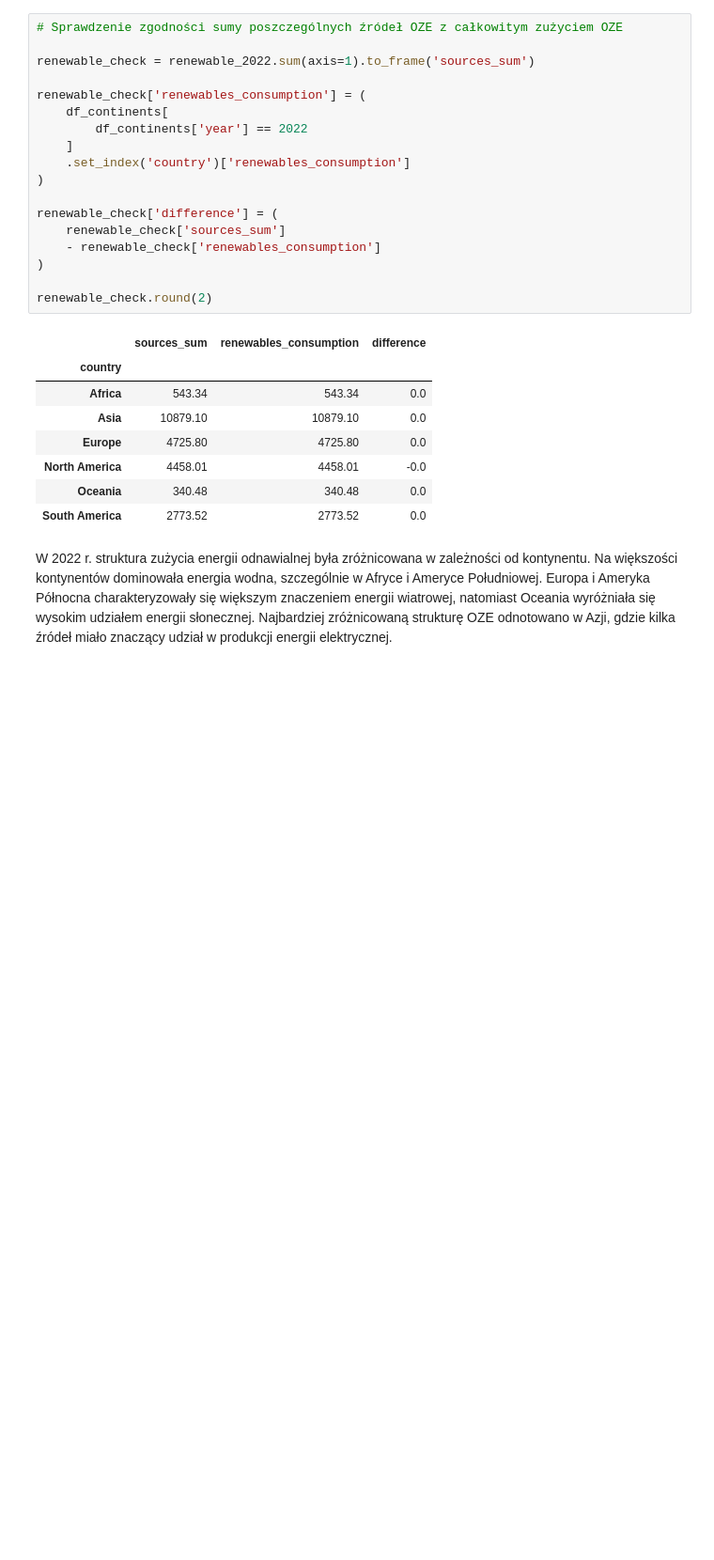
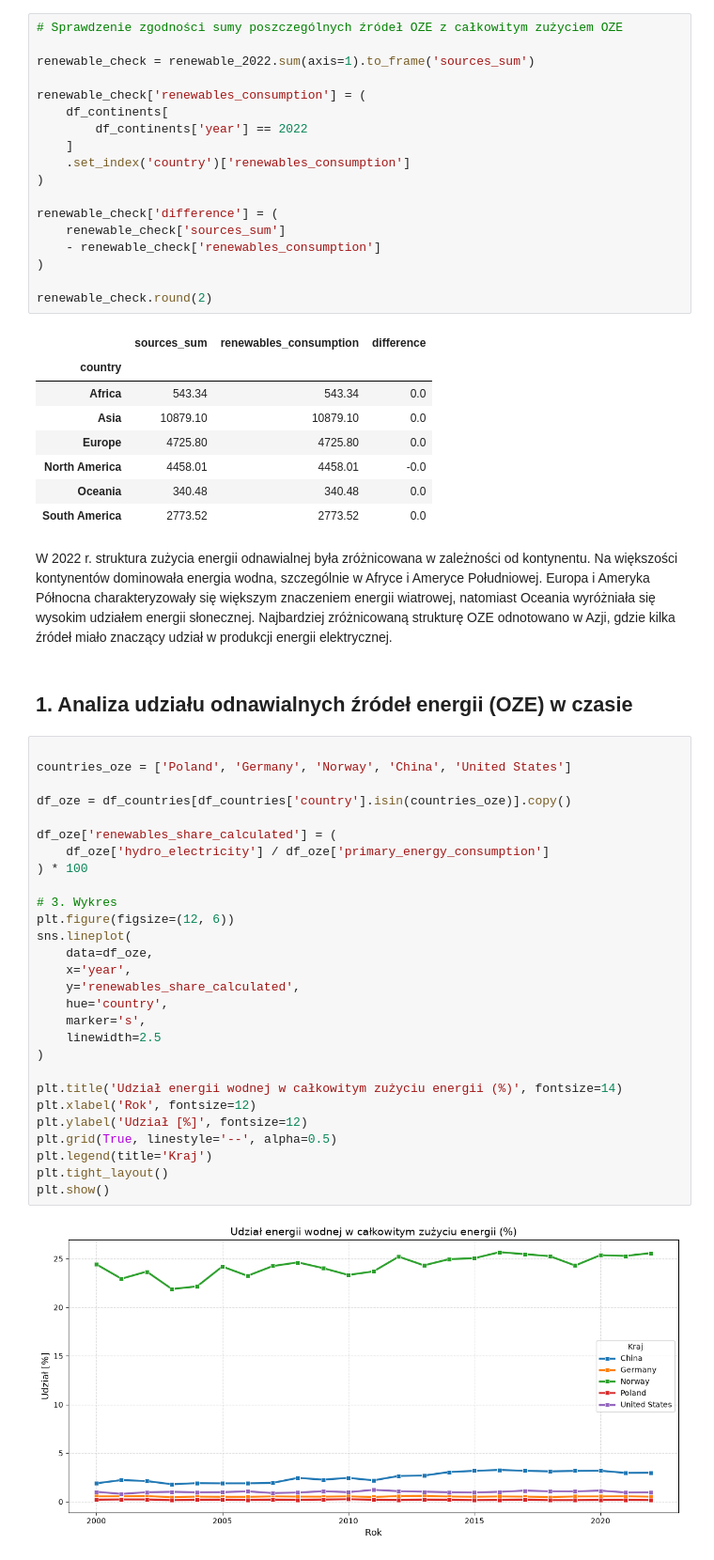
Before and after one commit to olaramota-beep/AWDP-projekt-do-oddania, a Jupyter notebook: Diagnostyka danych i wizualizacja.ipynb, the cells around one changed output. Shown at 94% size. Cells and saved outputs as stored; diff of their text form; blank space fills up the shorter version.

Commit message:
Dodanie analizy OZE, dynamiki zużycia energii oraz macierzy korelacji okresowych

```diff
--- a/Diagnostyka danych i wizualizacja.ipynb
+++ b/Diagnostyka danych i wizualizacja.ipynb
@@ -1209,3 +1209,36 @@ renewable_check.round(2)
 | South America | 2773.52 | 2773.52 | 0.0 |
 # %% [markdown]
 W 2022 r. struktura zużycia energii odnawialnej była zróżnicowana w zależności od kontynentu. Na większości kontynentów dominowała energia wodna, szczególnie w Afryce i Ameryce Południowej. Europa i Ameryka Północna charakteryzowały się większym znaczeniem energii wiatrowej, natomiast Oceania wyróżniała się wysokim udziałem energii słonecznej. Najbardziej zróżnicowaną strukturę OZE odnotowano w Azji, gdzie kilka źródeł miało znaczący udział w produkcji energii elektrycznej.
+# %% [markdown]
+
+## 1. Analiza udziału odnawialnych źródeł energii (OZE) w czasie
+# %%
+
+countries_oze = ['Poland', 'Germany', 'Norway', 'China', 'United States']
+
+df_oze = df_countries[df_countries['country'].isin(countries_oze)].copy()
+
+df_oze['renewables_share_calculated'] = (
+    df_oze['hydro_electricity'] / df_oze['primary_energy_consumption']
+) * 100
+
+# 3. Wykres
+plt.figure(figsize=(12, 6))
+sns.lineplot(
+    data=df_oze,
+    x='year',
+    y='renewables_share_calculated',
+    hue='country',
+    marker='s',
+    linewidth=2.5
+)
+
+plt.title('Udział energii wodnej w całkowitym zużyciu energii (%)', fontsize=14)
+plt.xlabel('Rok', fontsize=12)
+plt.ylabel('Udział [%]', fontsize=12)
+plt.grid(True, linestyle='--', alpha=0.5)
+plt.legend(title='Kraj')
+plt.tight_layout()
+plt.show()
+# %% [output]
+[figure, added]
```
Also changed, not shown: parts of 4 cells of this notebook, 1 other file.
